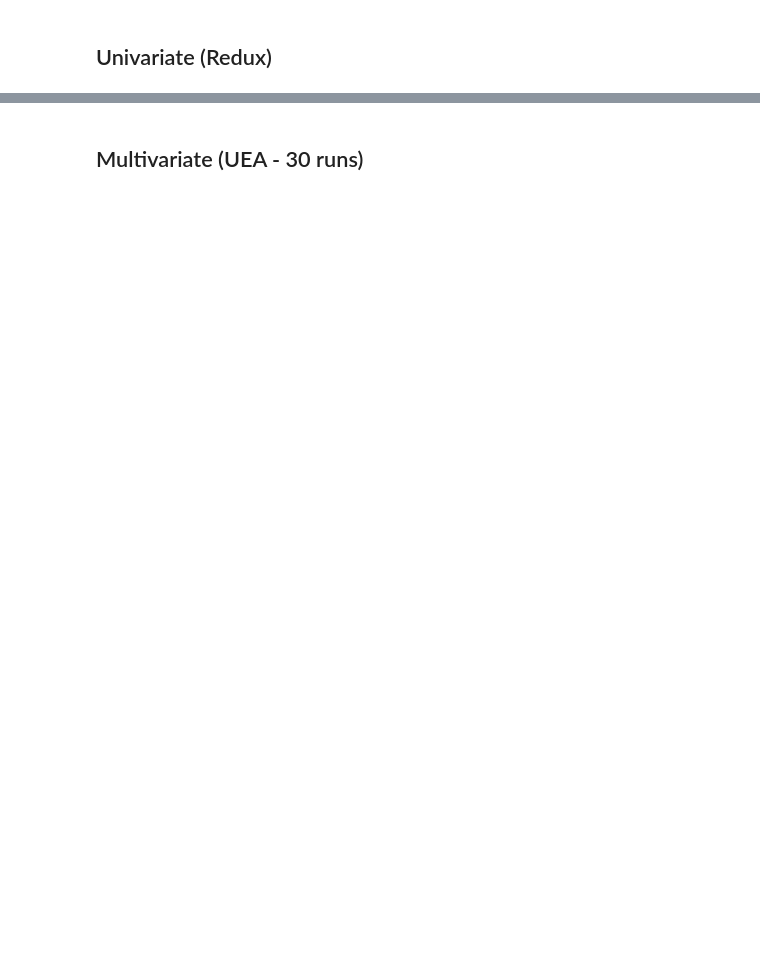
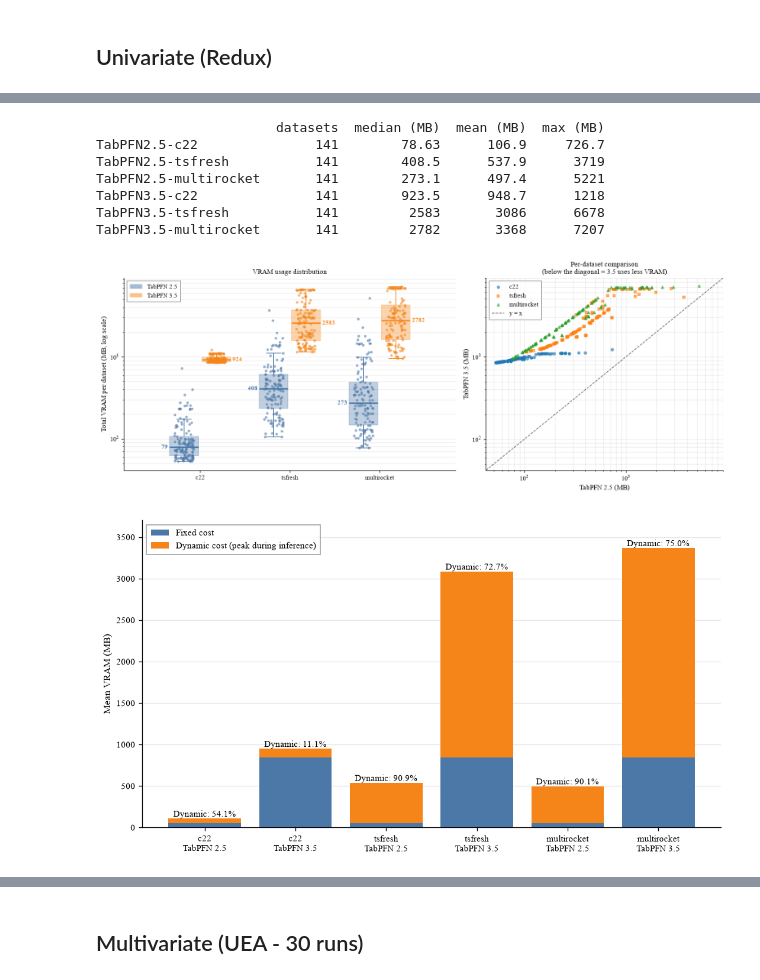
Before and after one commit to gabrielcmerlin/FewShot-TS2TabPFN, a Jupyter notebook: results/plots.ipynb, the cells around one changed output, grey strips where cells are left out. Cells and saved outputs as stored; diff of their text form; code cells hidden in the pictures; blank space fills up the shorter version.

```diff
--- a/results/plots.ipynb
+++ b/results/plots.ipynb
@@ -573,0 +1072,13 @@ plt.show()
+# %%
+plot_cost_dist("redux", "vram_total_mb")
+plot_vram_breakdown("redux")
+# %% [output]
+                       datasets  median (MB)  mean (MB)  max (MB)
+TabPFN2.5-c22               141        78.63      106.9     726.7
+TabPFN2.5-tsfresh           141        408.5      537.9      3719
+TabPFN2.5-multirocket       141        273.1      497.4      5221
+TabPFN3.5-c22               141        923.5      948.7      1218
+TabPFN3.5-tsfresh           141         2583       3086      6678
+TabPFN3.5-multirocket       141         2782       3368      7207
+[figure, added]
+[figure, added]
```
Also changed, not shown: parts of 81 cells of this notebook, 36 other files.
